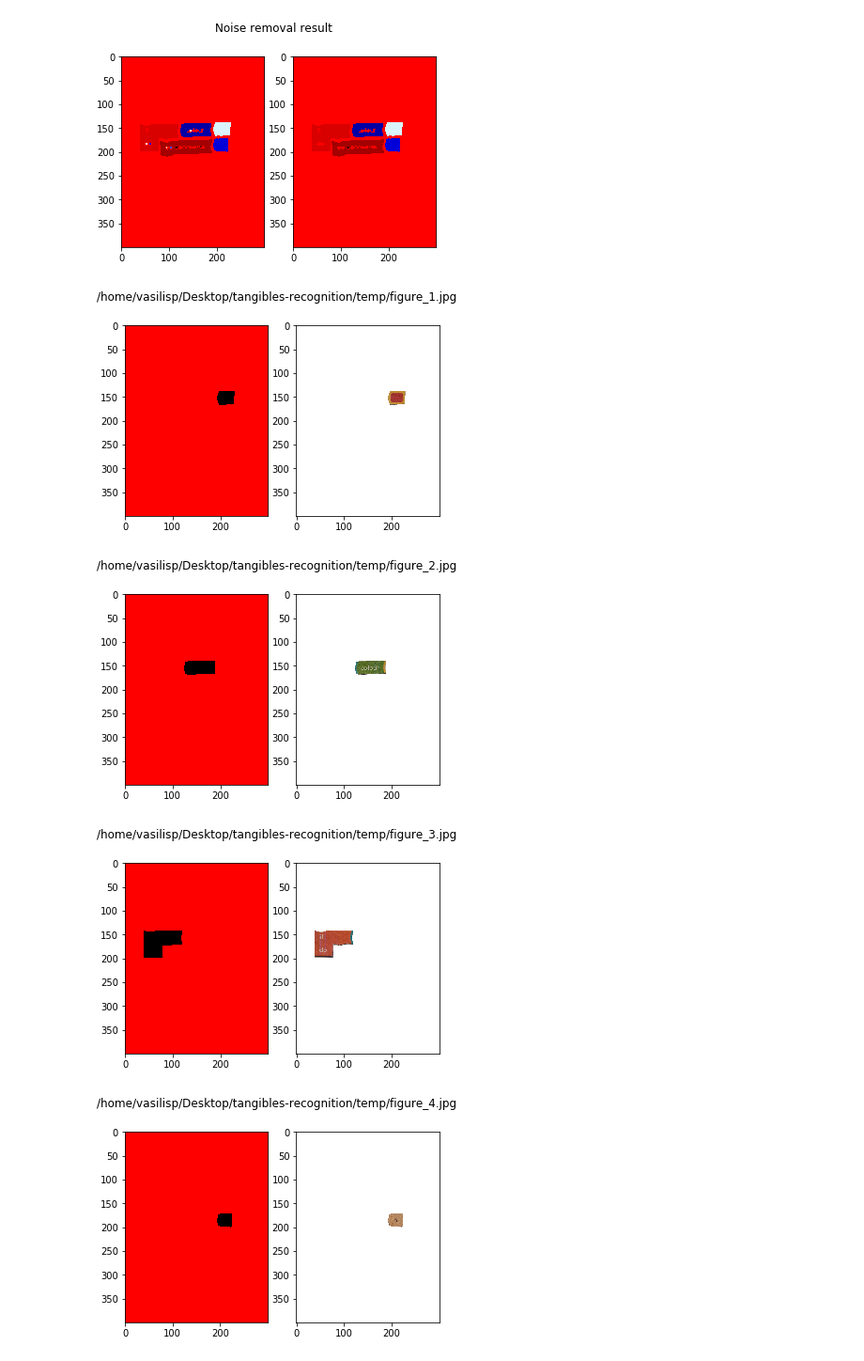
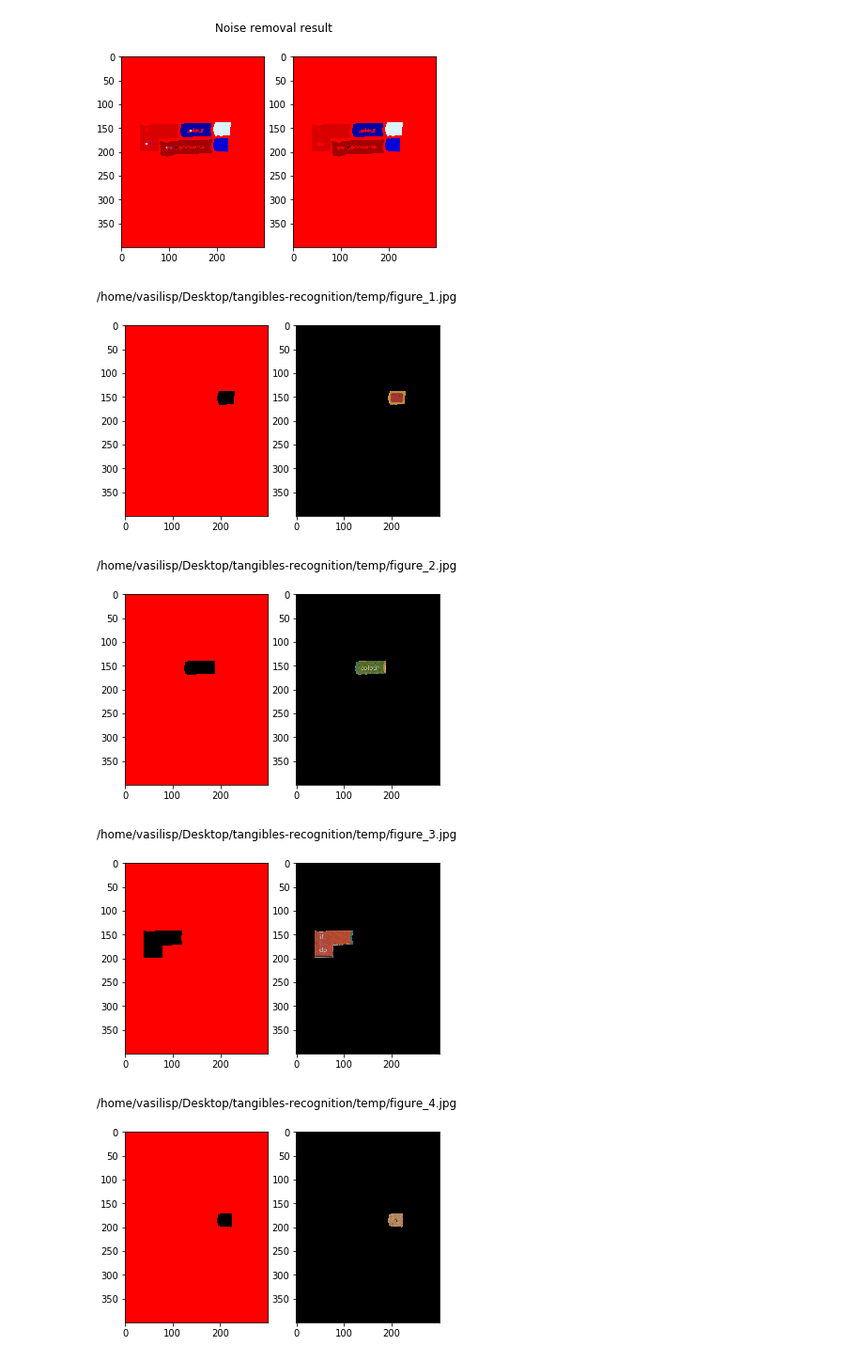
Before and after one commit to VasilisPoulos/tangibles-recognition, a Jupyter notebook: codeblock_segmentation.ipynb, the cells around one changed output. Shown at 94% size. Drawn from its saved outputs; the diff is of its cells as text; code cells hidden in the pictures.

```diff
--- a/codeblock_segmentation.ipynb
+++ b/codeblock_segmentation.ipynb
@@ -104,33 +104,33 @@ Number of selected components: 5
 # %%
 def fill_letters(segmentation, initial_image):
     low_filter = .003*np.prod(segmentation.shape)
     high_filter = .3*np.prod(segmentation.shape)
     window_size = 11
     res = np.copy(segmentation)
     number = 0
     for part in range(np.max(segmentation)):
         A = (segmentation == part)
         # closing to each block
         B = binary_closing(A, structure=np.ones((window_size ,  window_size)))
         if(np.count_nonzero(B) < low_filter or np.count_nonzero(B) > high_filter):
             continue
         number += 1
         input_masked = np.copy(initial_image)
-        input_masked[B == False] = 255
+        input_masked[B == False] = 0
 
         filename = '/home/vasilisp/Desktop/tangibles-recognition/temp/figure_{}.jpg'.format(number)
         fig, (ax1, ax2) = plt.subplots(1, 2)
         fig.suptitle(filename)
         ax1.imshow(B, cmap='flag')
         ax2.imshow(input_masked, cmap='flag')
         fig.show()
         figure = Image.fromarray(input_masked)
         figure.save(filename)
     return(number)
 
 num_figures = fill_letters(result, A)
 # %% [output]
-[figure, old version]
+[figure, new version]
-[figure, old version]
+[figure, new version]
-[figure, old version]
+[figure, new version]
-[figure, old version]
+[figure, new version]
```
Also changed, not shown: parts of 2 cells of this notebook, 5 other files.
